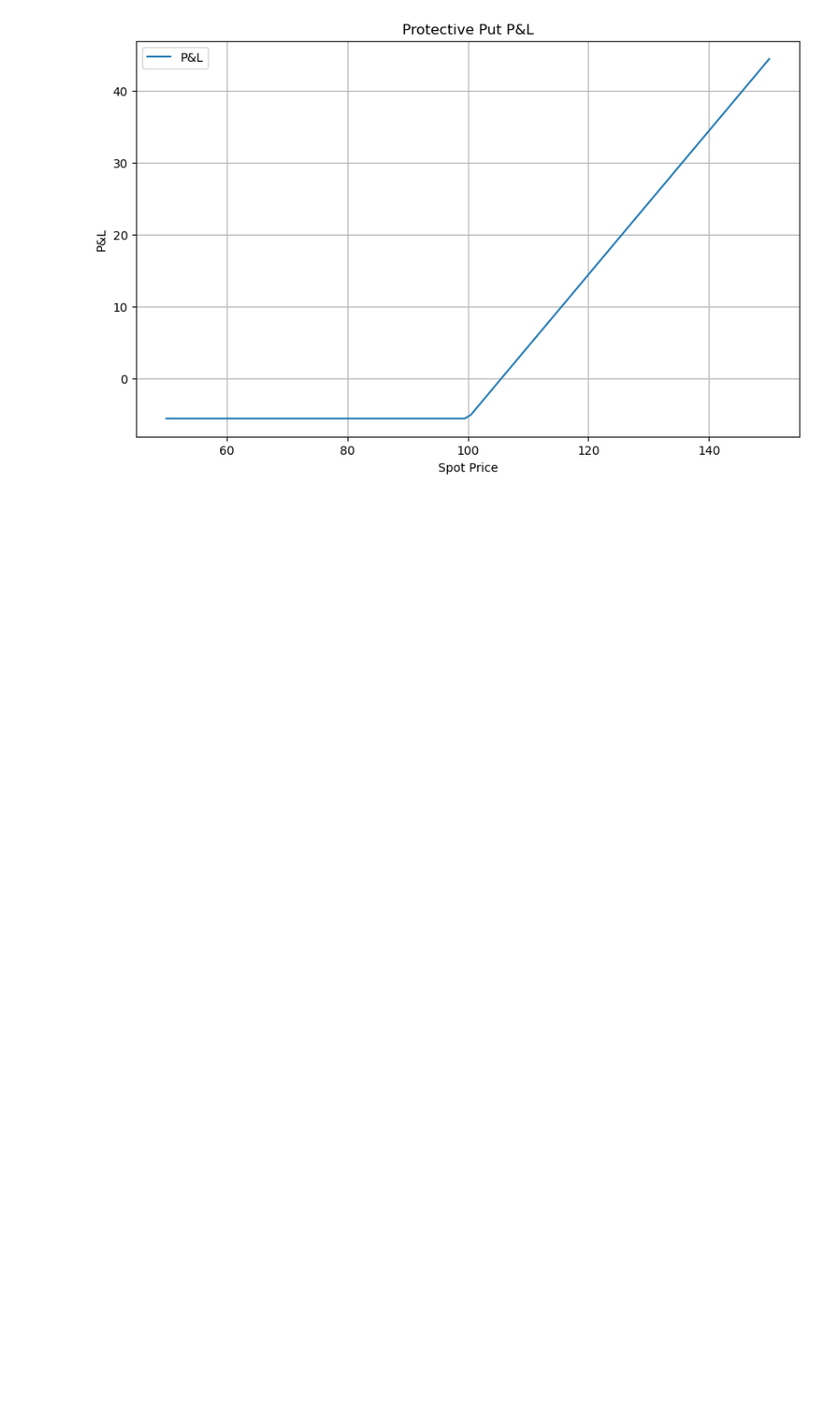
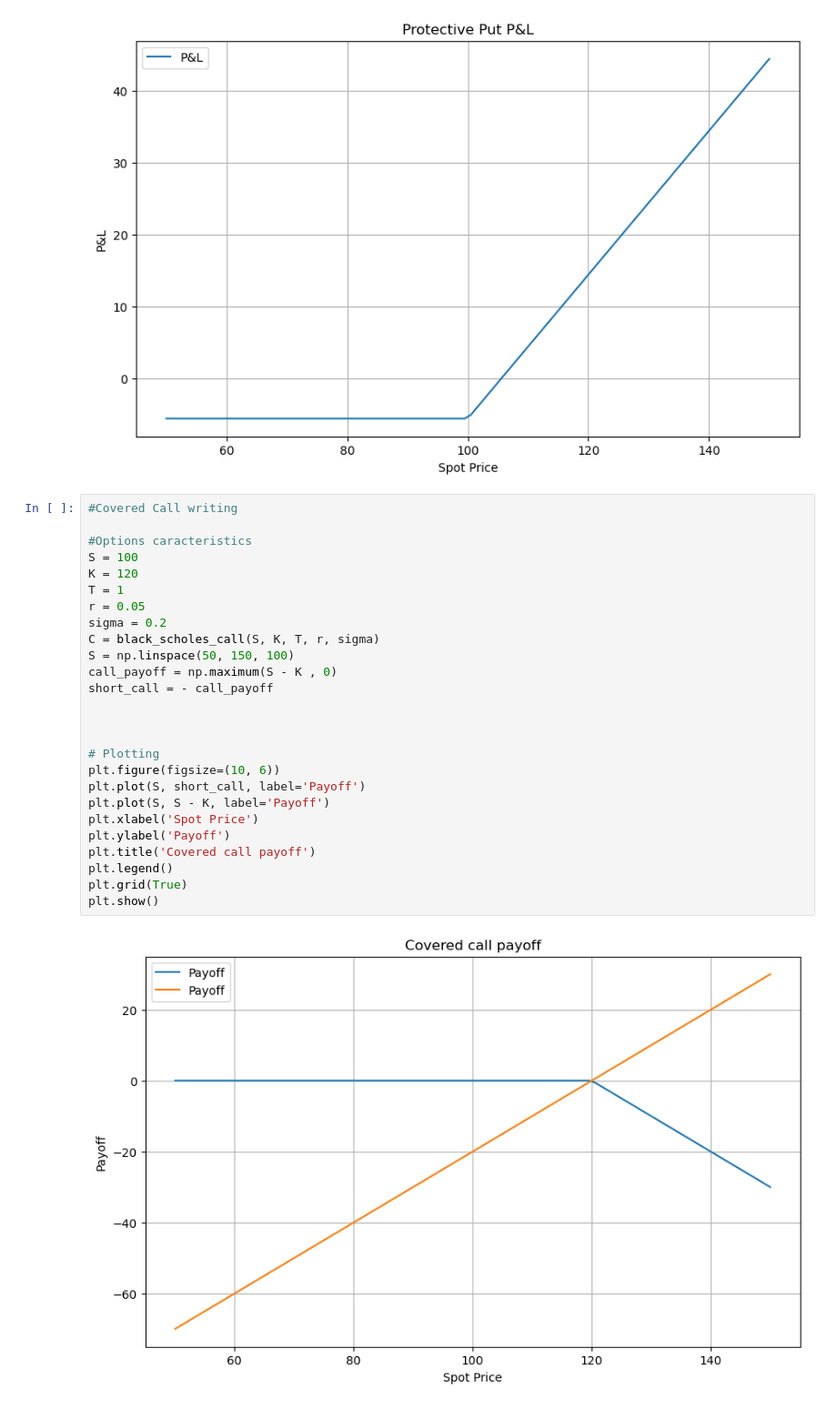
Before and after one commit to Paul-centrale/Financial-tool, a Jupyter notebook: Jupyter notebook/Moving variables for BS and greeks.ipynb, the cells around one changed output. Shown at 91% size. Saved outputs shown, nothing was run; the diff lists cells and outputs as text; blank space fills up the shorter version.

Commit message:
added covored call and collar

```diff
--- a/Jupyter notebook/Moving variables for BS and greeks.ipynb
+++ b/Jupyter notebook/Moving variables for BS and greeks.ipynb
@@ -296,3 +293,31 @@ plt.grid(True)
 plt.show()
 # %% [output]
 [figure]
+# %%
+#Covered Call writing
+
+#Options caracteristics
+S = 100
+K = 120
+T = 1
+r = 0.05
+sigma = 0.2
+C = black_scholes_call(S, K, T, r, sigma)
+S = np.linspace(50, 150, 100)
+call_payoff = np.maximum(S - K , 0)
+short_call = - call_payoff
+
+
+
+# Plotting
+plt.figure(figsize=(10, 6))
+plt.plot(S, short_call, label='Payoff')
+plt.plot(S, S - K, label='Payoff')
+plt.xlabel('Spot Price')
+plt.ylabel('Payoff')
+plt.title('Covered call payoff')
+plt.legend()
+plt.grid(True)
+plt.show()
+# %% [output]
+[figure, added]
```
Also changed, not shown: parts of 5 cells of this notebook.
